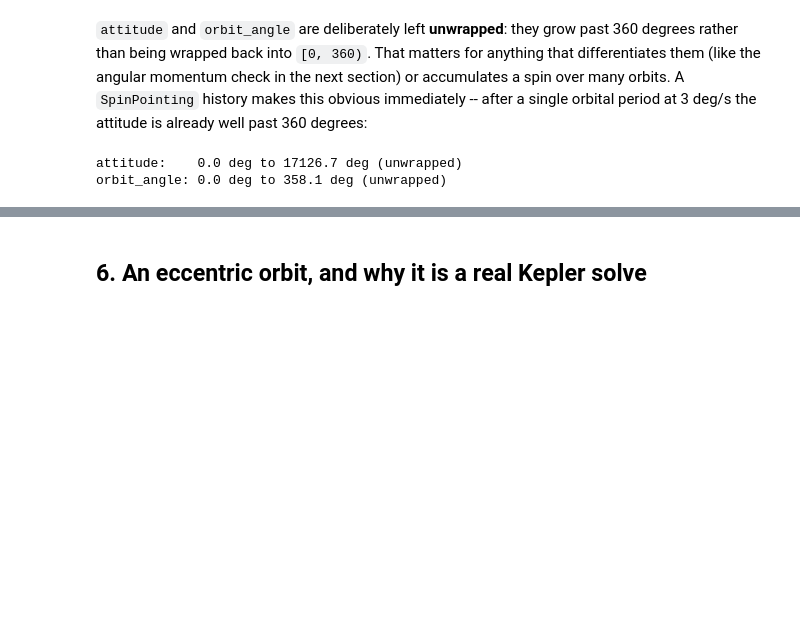
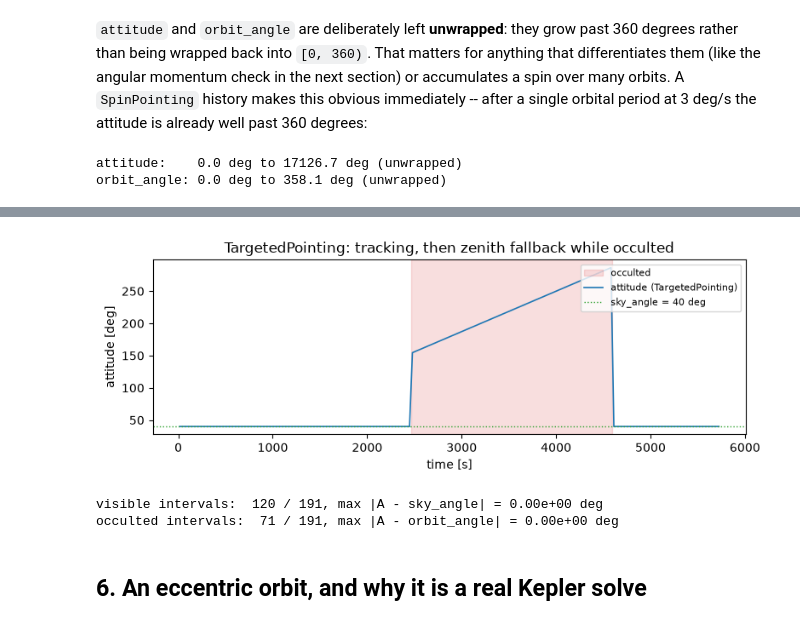
Before and after one commit to israelmcmc-ai/gammaraytoys, a Jupyter notebook: docs/examples/cosimita/01-spacecraft_orbit_and_attitude.ipynb, the cells around one changed output, grey strips where cells are left out. Drawn from its saved outputs; the diff is of its cells as text; code cells hidden in the pictures; blank space fills up the shorter version.

```diff
--- a/docs/examples/cosimita/01-spacecraft_orbit_and_attitude.ipynb
+++ b/docs/examples/cosimita/01-spacecraft_orbit_and_attitude.ipynb
@@ -355,3 +373,64 @@ orbit_angle: 0.0 deg to 358.1 deg (unwrapped)
+# %%
+from gammaraytoys.sims import TargetedPointing
+
+target_sky_angle = 40 * u.deg
+
+targeted_history = SpacecraftHistory.from_elliptical_orbit(
+    semi_major_axis=semi_major_axis, time_step=30*u.s,
+    observation_strategy=TargetedPointing(target_sky_angle, earth), earth=earth)
+
+intervals_tgt = list(targeted_history)
+t_tgt = u.Quantity([iv.mid_time for iv in intervals_tgt])
+attitude_tgt = u.Quantity([iv.attitude for iv in intervals_tgt])
+orbit_angle_tgt = u.Quantity([iv.orbit_angle for iv in intervals_tgt])
+orbit_radius_tgt = u.Quantity([iv.orbit_radius for iv in intervals_tgt])
+occulted_tgt = earth.is_occulted(target_sky_angle, orbit_angle_tgt, orbit_radius_tgt)
+
+# Interval edges, for shading: each interval's start_time, plus the final
+# interval's stop_time to close the last one.
+t_edges = u.Quantity([iv.start_time for iv in intervals_tgt] + [intervals_tgt[-1].stop_time])
+
+fig, ax = plt.subplots(figsize=(8, 3))
+
+# Shade the *runs* of occulted intervals, merged so each contiguous
+# stretch of occultation renders as one solid band rather than many tiny
+# abutting rectangles (which show antialiasing seams between them).
+occulted_arr = np.asarray(occulted_tgt)
+run_edges = np.flatnonzero(np.diff(np.concatenate(([False], occulted_arr, [False]))))
+for k, (start, stop) in enumerate(run_edges.reshape(-1, 2)):
+    ax.axvspan(t_edges[start].to_value(u.s), t_edges[stop].to_value(u.s),
+               color='tab:red', alpha=0.15, label='occulted' if k == 0 else None)
+
+ax.plot(t_tgt.to_value(u.s), attitude_tgt.to_value(u.deg), '-', color='tab:blue', lw=1.2,
+       label='attitude (TargetedPointing)')
+ax.axhline(target_sky_angle.to_value(u.deg), color='tab:green', ls=':', lw=1,
+          label=f'sky_angle = {target_sky_angle:.0f}')
+
+ax.set_xlabel('time [s]')
+ax.set_ylabel('attitude [deg]')
+ax.set_title('TargetedPointing: tracking, then zenith fallback while occulted')
+ax.legend(loc='upper right', fontsize=8)
+fig.tight_layout()
+# %% [output]
+[figure, added]
+# %%
+# The two regimes are exactly the two identities from Section 3.4: locked
+# onto the source (A == sky_angle, Nu == 0) while visible, and matching
+# ZenithPointing (A == orbit_angle) while occulted.
+visible = ~occulted_tgt
+print(f"visible intervals:  {np.sum(visible):3d} / {len(visible)}, "
+     f"max |A - sky_angle| = {np.max(np.abs(attitude_tgt[visible] - target_sky_angle)):.2e}")
+print(f"occulted intervals: {np.sum(occulted_tgt):3d} / {len(visible)}, "
+     f"max |A - orbit_angle| = "
+     f"{np.max(np.abs(attitude_tgt[occulted_tgt] - orbit_angle_tgt[occulted_tgt])):.2e}")
+
+assert np.any(visible) and np.any(occulted_tgt)
+assert np.allclose(attitude_tgt[visible].to_value(u.deg), target_sky_angle.to_value(u.deg))
+assert np.allclose(attitude_tgt[occulted_tgt].to_value(u.deg),
+                   orbit_angle_tgt[occulted_tgt].to_value(u.deg))
+# %% [output]
+visible intervals:  120 / 191, max |A - sky_angle| = 0.00e+00 deg
+occulted intervals:  71 / 191, max |A - orbit_angle| = 0.00e+00 deg
 # %% [markdown]
 ## 6. An eccentric orbit, and why it is a real Kepler solve
 # %% [markdown]
```
Also changed, not shown: parts of 2 cells of this notebook, 3 other files.
